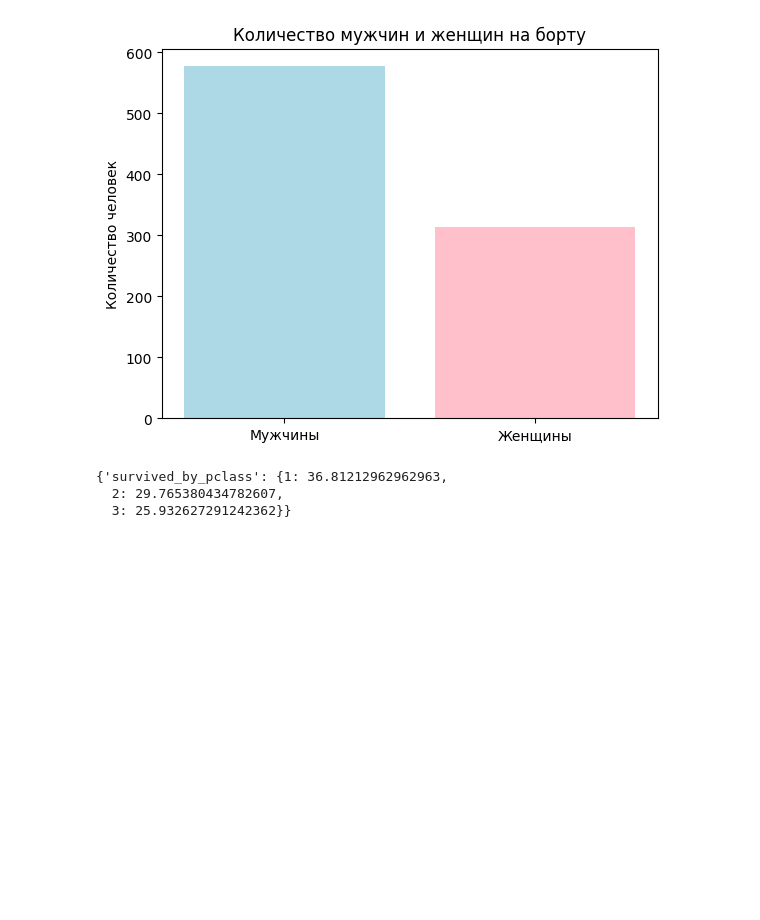
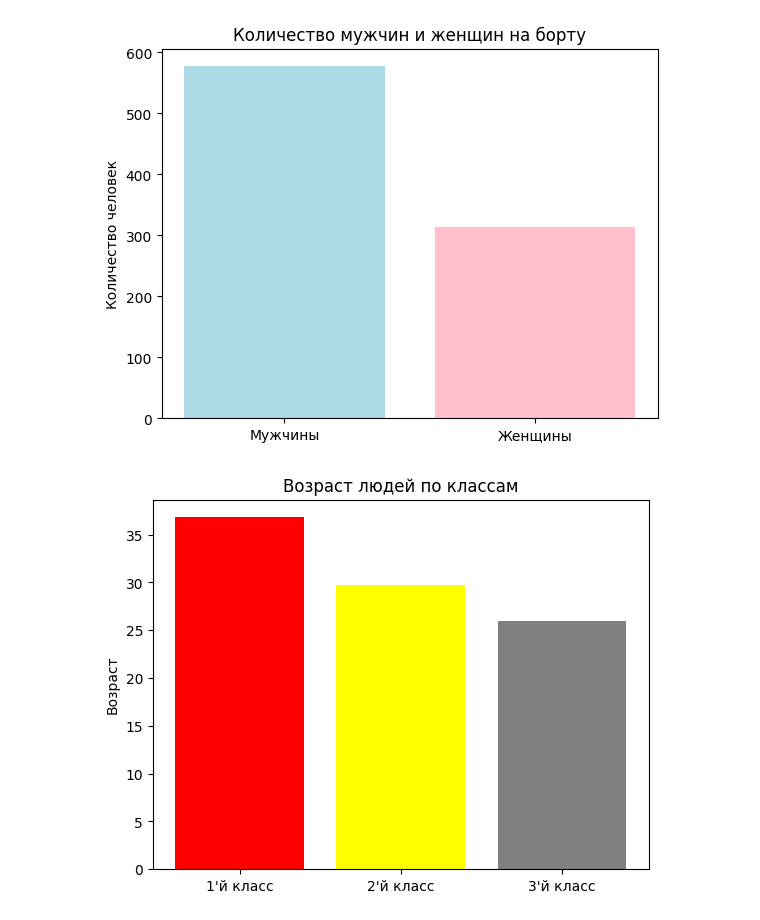
Before and after one commit to StepanPro999636/git_practice, a Jupyter notebook: homework_lesson3_Lazarenko_Stephan.ipynb.ipynb, the cells around one changed output. Cells and saved outputs as stored; diff of their text form; code cells hidden in the pictures; blank space fills up the shorter version.

```diff
--- a/homework_lesson3_Lazarenko_Stephan.ipynb.ipynb
+++ b/homework_lesson3_Lazarenko_Stephan.ipynb.ipynb
@@ -45,17 +45,15 @@ plt.show()
 [figure]
 # %%
 tit['Age'] = tit['Age'].fillna(tit['Age'].median()) #Заполнить возраст медианным значением
-results = {}
-results['survived_by_pclass'] = tit.groupby('Pclass')['Age'].mean().to_dict()
+results1 = {}
+results1['age_by_pclass'] = tit.groupby('Pclass')['Age'].mean().to_dict()
 
 object1 = ["1'й класс","2'й класс","3'й класс"]
-perfomance = [,female]
-plt.bar(object1, perfomance)
-plt.title("Количество мужчин и женщин на борту")
-plt.ylabel("Количество человек")
-plt.bar(object, perfomance, color=["LightBlue","Pink"])
+perfomance1 = [results1["age_by_pclass"][1],results1["age_by_pclass"][2],results1["age_by_pclass"][3]]
+plt.bar(object1, perfomance1)
+plt.title("Возраст людей по классам")
+plt.ylabel("Возраст")
+plt.bar(object1, perfomance1, color=["Red","Yellow","Grey"])
 plt.show()
 # %% [output]
-{'survived_by_pclass': {1: 36.81212962962963,
-  2: 29.765380434782607,
-  3: 25.932627291242362}}
+[figure, added]
```
Also changed, not shown: parts of 1 cell of this notebook.
